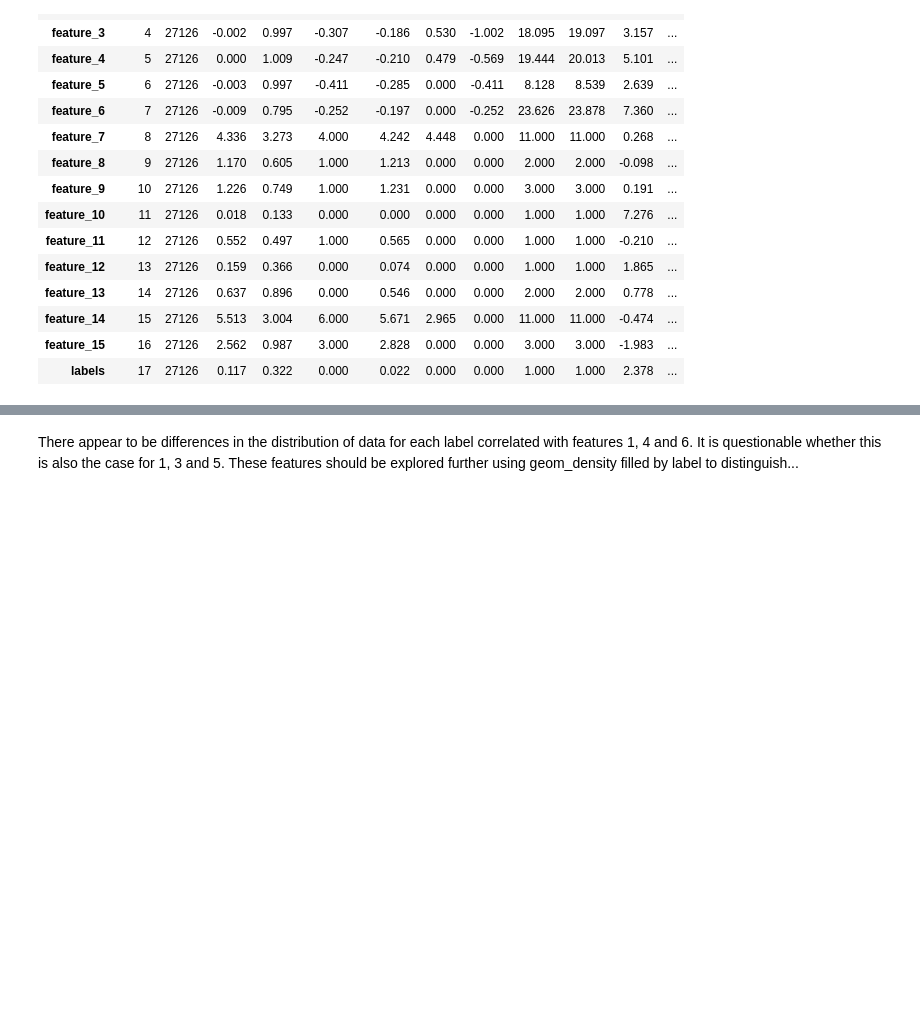
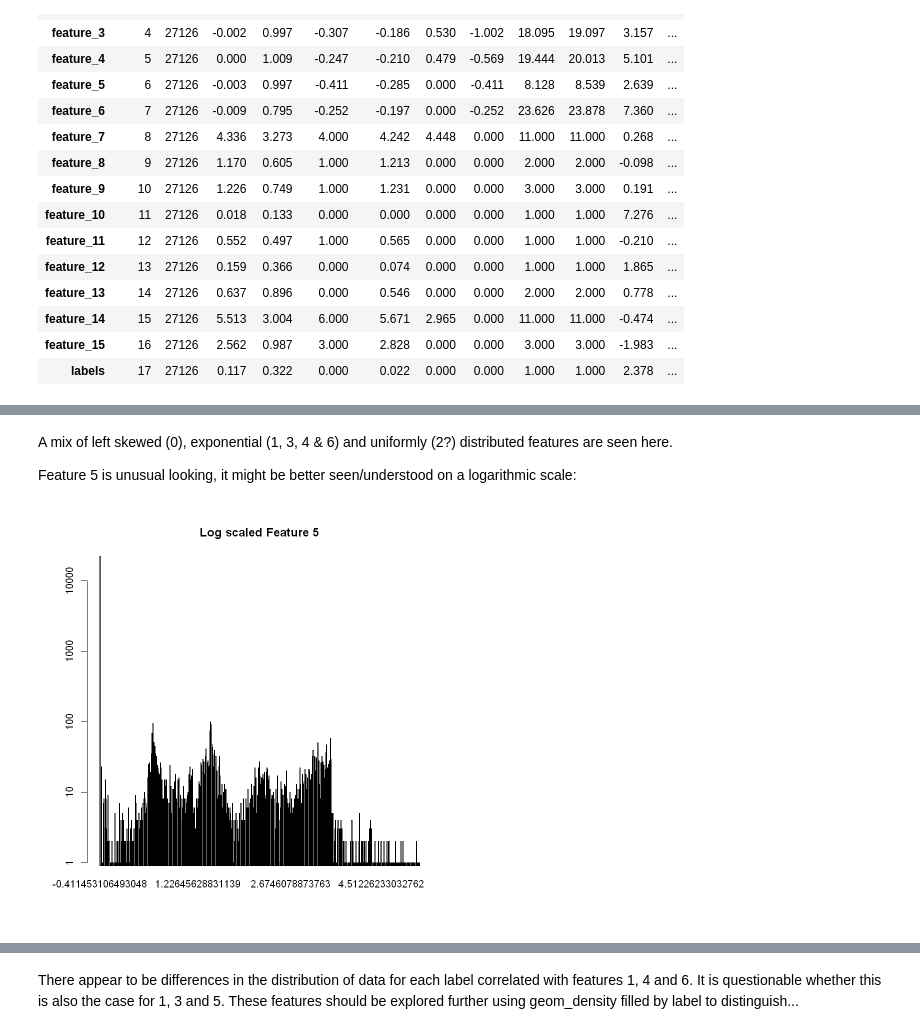
Before and after one commit to 20spaghetti/Customer-Churn-Prediction, a Jupyter notebook: Customer Churn Prediction.ipynb, the cells around one changed output, grey strips where cells are left out. Cells and saved outputs as stored; diff of their text form; code cells hidden in the pictures; blank space fills up the shorter version.

```diff
--- a/Customer Churn Prediction.ipynb
+++ b/Customer Churn Prediction.ipynb
@@ -157,0 +173,12 @@ Some initital findings:
+# %% [markdown]
+A mix of left skewed (0), exponential (1, 3, 4 & 6) and uniformly (2?) distributed features are seen here.
+
+Feature 5 is unusual looking, it might be better seen/understood on a logarithmic scale:
+# %%
+#increase scale size of jupyter plots for some very detailed ones momentarily.
+options(jupyter.plot_scale=2)
+#par(mfrow = c(1,2))
+
+barplot(table(train[,6]), log="y", xlab = names(train[,6]), main = paste("Log scaled Feature", 5))
+# %% [output]
+[figure, added]
```
Also changed, not shown: parts of 39 cells of this notebook.
